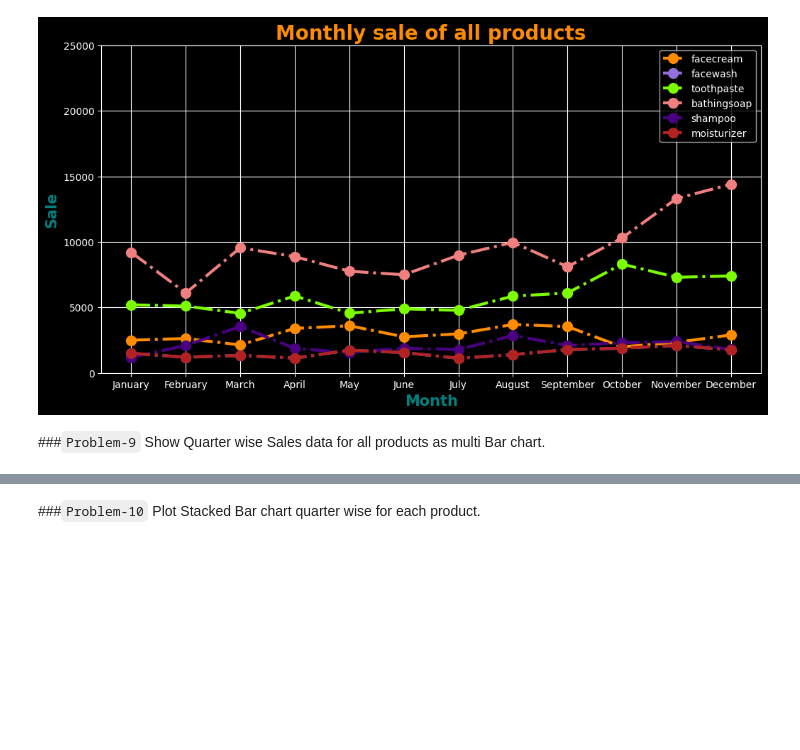
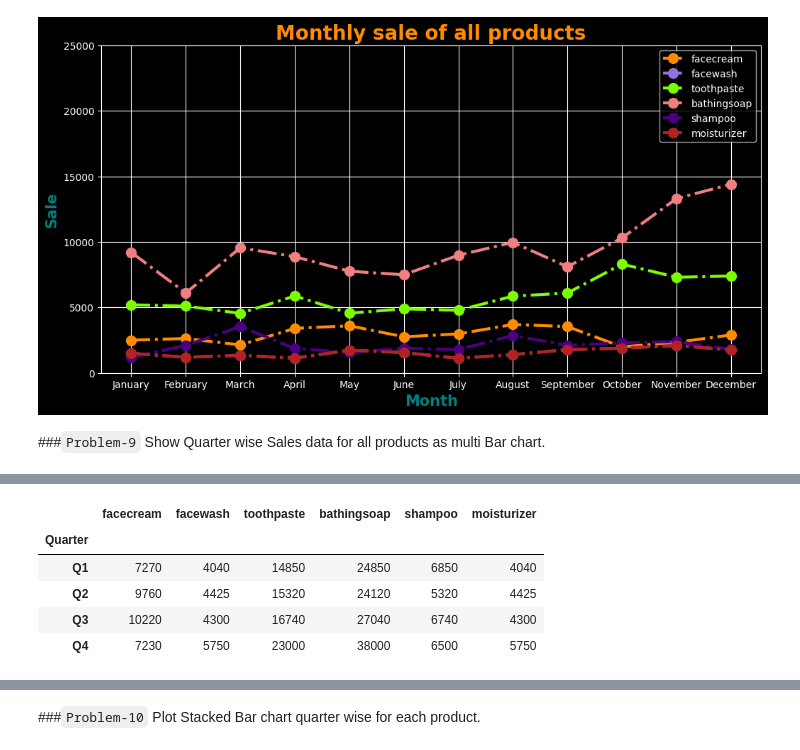
Before and after one commit to rishabhk1501/Data-Analytics-Tasks, a Jupyter notebook: session_23_task_soln.ipynb, the cells around one changed output, grey strips where cells are left out. Drawn from its saved outputs; the diff is of its cells as text; code cells hidden in the pictures; blank space fills up the shorter version.

```diff
--- a/session_23_task_soln.ipynb
+++ b/session_23_task_soln.ipynb
@@ -333,0 +350,10 @@ plt.show()
+# %%
+temp = temp.groupby('Quarter').sum()
+temp
+# %% [output]
+|  | facecream | facewash | toothpaste | bathingsoap | shampoo | moisturizer |
+| Quarter |  |  |  |  |  |  |
+| Q1 | 7270 | 4040 | 14850 | 24850 | 6850 | 4040 |
+| Q2 | 9760 | 4425 | 15320 | 24120 | 5320 | 4425 |
+| Q3 | 10220 | 4300 | 16740 | 27040 | 6740 | 4300 |
+| Q4 | 7230 | 5750 | 23000 | 38000 | 6500 | 5750 |
```
Also changed, not shown: parts of 6 cells of this notebook.
